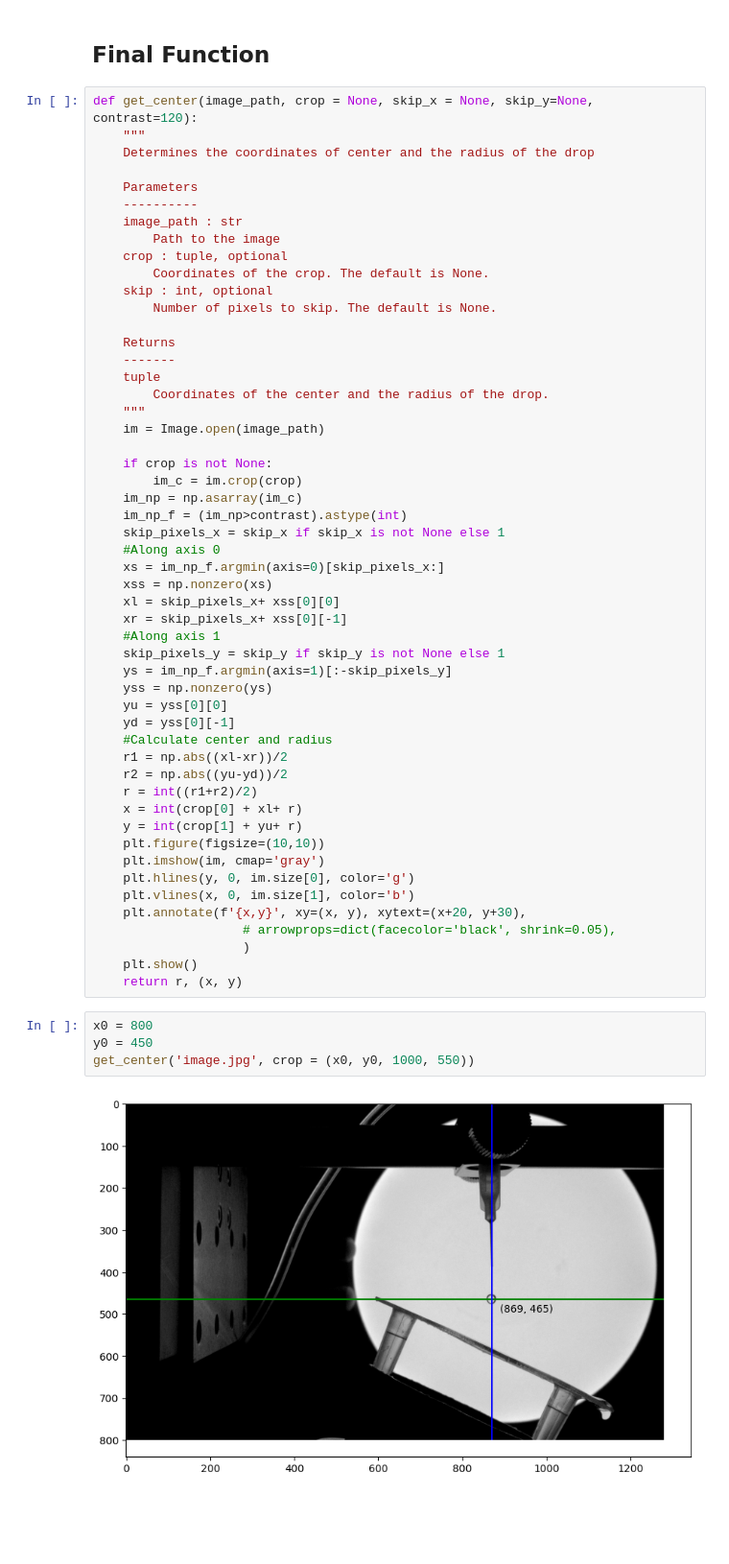
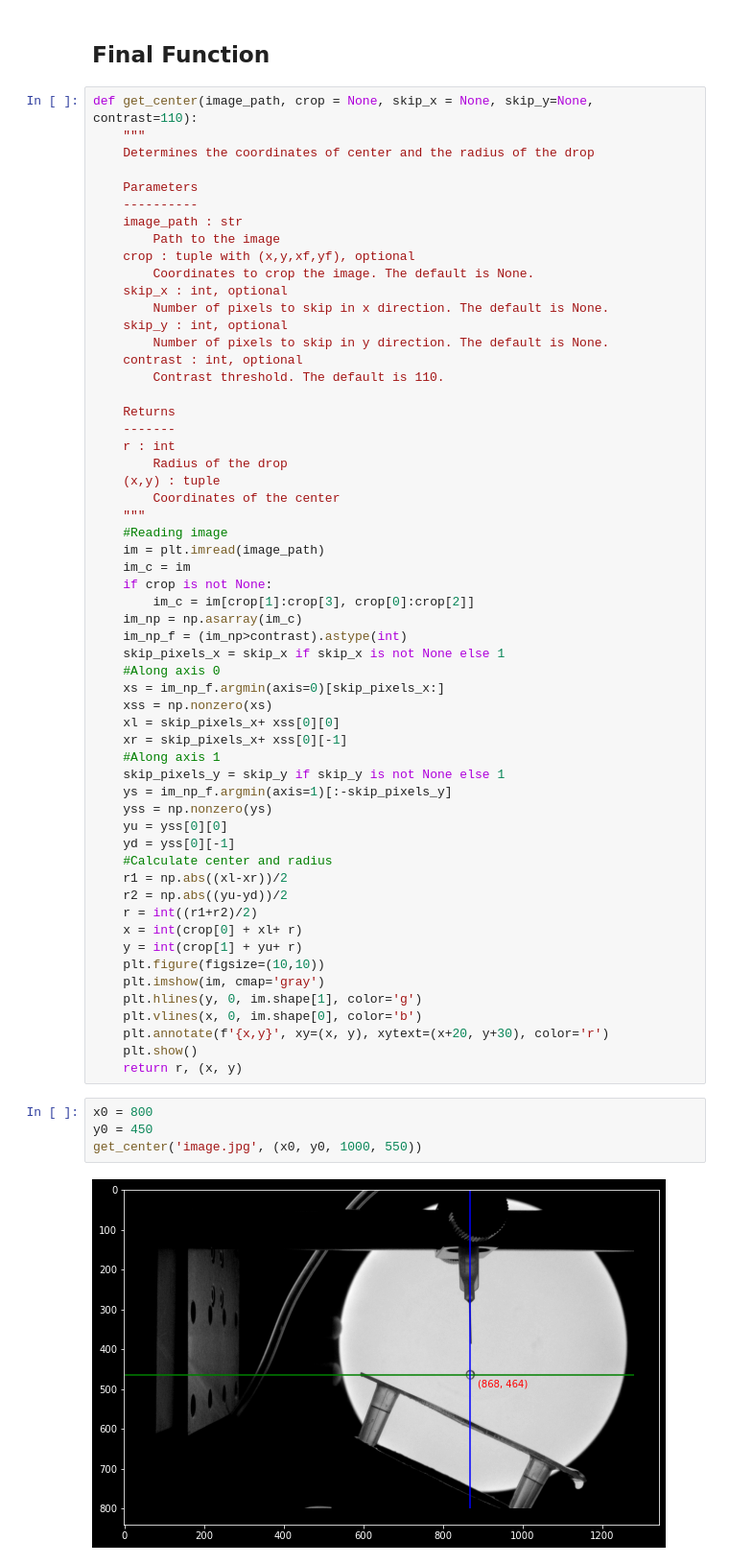
Before and after one commit to Hari31416/mini-project, a Jupyter notebook: center.ipynb, the cells around one changed output. Shown at 96% size. Saved outputs shown, nothing was run; the diff lists cells and outputs as text; blank space fills up the shorter version.

Commit message:
Finding Center and radius done!

```diff
--- a/center.ipynb
+++ b/center.ipynb
@@ -114,7 +127,7 @@ x, y, r
 # %% [markdown]
 ## Final Function
 # %%
-def get_center(image_path, crop = None, skip_x = None, skip_y=None, contrast=120):
+def get_center(image_path, crop = None, skip_x = None, skip_y=None, contrast=110):
     """
     Determines the coordinates of center and the radius of the drop
 
@@ -122,20 +135,27 @@ def get_center(image_path, crop = None, skip_x = None, skip_y=None, contrast=120
     ----------
     image_path : str
         Path to the image
-    crop : tuple, optional
-        Coordinates of the crop. The default is None.
-    skip : int, optional
-        Number of pixels to skip. The default is None.
+    crop : tuple with (x,y,xf,yf), optional
+        Coordinates to crop the image. The default is None.
+    skip_x : int, optional
+        Number of pixels to skip in x direction. The default is None.
+    skip_y : int, optional
+        Number of pixels to skip in y direction. The default is None.
+    contrast : int, optional
+        Contrast threshold. The default is 110.
 
     Returns
     -------
-    tuple
-        Coordinates of the center and the radius of the drop.
+    r : int
+        Radius of the drop
+    (x,y) : tuple
+        Coordinates of the center
     """
-    im = Image.open(image_path)
-
+    #Reading image
+    im = plt.imread(image_path)
+    im_c = im
     if crop is not None:
-        im_c = im.crop(crop)
+        im_c = im[crop[1]:crop[3], crop[0]:crop[2]]
     im_np = np.asarray(im_c)
     im_np_f = (im_np>contrast).astype(int)
     skip_pixels_x = skip_x if skip_x is not None else 1
@@ -158,16 +178,14 @@ def get_center(image_path, crop = None, skip_x = None, skip_y=None, contrast=120
     y = int(crop[1] + yu+ r)
     plt.figure(figsize=(10,10))
     plt.imshow(im, cmap='gray')
-    plt.hlines(y, 0, im.size[0], color='g')
-    plt.vlines(x, 0, im.size[1], color='b')
-    plt.annotate(f'{x,y}', xy=(x, y), xytext=(x+20, y+30),
-                    # arrowprops=dict(facecolor='black', shrink=0.05),
-                    )
+    plt.hlines(y, 0, im.shape[1], color='g')
+    plt.vlines(x, 0, im.shape[0], color='b')
+    plt.annotate(f'{x,y}', xy=(x, y), xytext=(x+20, y+30), color='r')
     plt.show()
     return r, (x, y)
 # %%
 x0 = 800
 y0 = 450
-get_center('image.jpg', crop = (x0, y0, 1000, 550))
+get_center('image.jpg', (x0, y0, 1000, 550))
 # %% [output]
-[figure, old version]
+[figure, new version]
```
Also changed, not shown: parts of 5 cells of this notebook, 1 other file.
